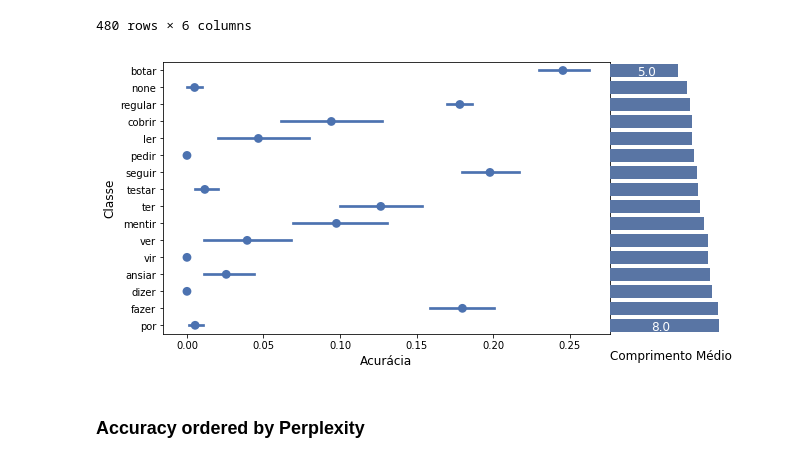
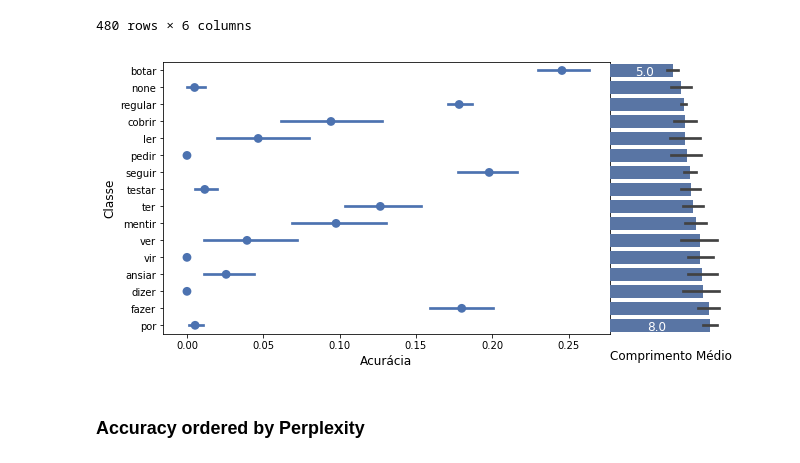
Before and after one commit to beatrizalbiero/MsResearch, a Jupyter notebook: WickelfeaturesProject/plots.ipynb, the cells around one changed output. Saved outputs shown, nothing was run; the diff lists cells and outputs as text; code cells hidden in the pictures.

```diff
--- a/WickelfeaturesProject/plots.ipynb
+++ b/WickelfeaturesProject/plots.ipynb
@@ -70,6 +70,9 @@ class__testar      4.728132
 class__ver         1.418440
 class__vir         2.600473
 Name: v_inf, dtype: float64
+# %%
+conj_len = corpus.v_conj.apply(lambda x: len(x) - 2)
+corpus['conj_len'] = conj_len
 # %%
 proportions = corpus.groupby('class').count().apply(lambda g: round((g / g.sum())*100, 2)).iloc[:,0]
 # %% [markdown]
@@ -287,21 +290,21 @@ order3 = corpus.groupby('class').conj_len.mean().sort_values(ascending=True).ind
 # %%
 conj_len = corpus.v_conj.apply(lambda x: len(x) - 2)
 corpus['conj_len'] = conj_len
 corpus.groupby('class').conj_len.mean().sort_values(ascending=True)
 fig = plt.figure(figsize=(8, 5))
 ax1 = sns.pointplot(y='class', x='accuracy', data=frame, join=False, scale=1, orient='h', order=order3, color='b')
 bb = ax1.get_position()
 ax = fig.add_axes([bb.max[0],bb.min[1],.2,bb.height])
-sns.barplot(x='conj_len', y='class', data=corpus,ci=None, order=order3, color='b')
+sns.barplot(x='conj_len', y='class', data=corpus, order=order3, color='b')
 ax.set_axis_off()
 ax1.set_xlabel("Acurácia", fontsize=12)
 ax1.set_ylabel("Classe", fontsize=12)
 ax.text(0, 17, "Comprimento Médio", fontsize=12)
 ax.text(2, 0.3, "5.0", fontsize=12, color="white")
 ax.text(3, 15.3, "8.0", fontsize=12, color="white")
 ax1.set_yticklabels([s.get_text()[7:] for s in ax1.get_yticklabels()]);
 # %% [output]
-[figure, old version]
+[figure, new version]
 # %% [markdown]
 ###  Accuracy ordered by Perplexity
 # %%
```
Also changed, not shown: 9 other files.
